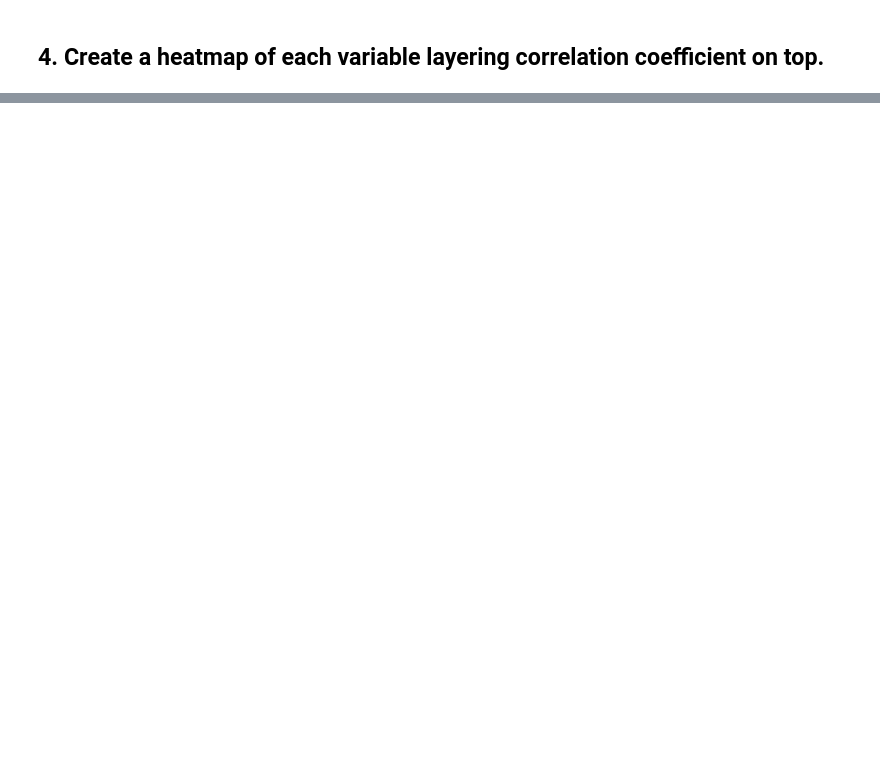
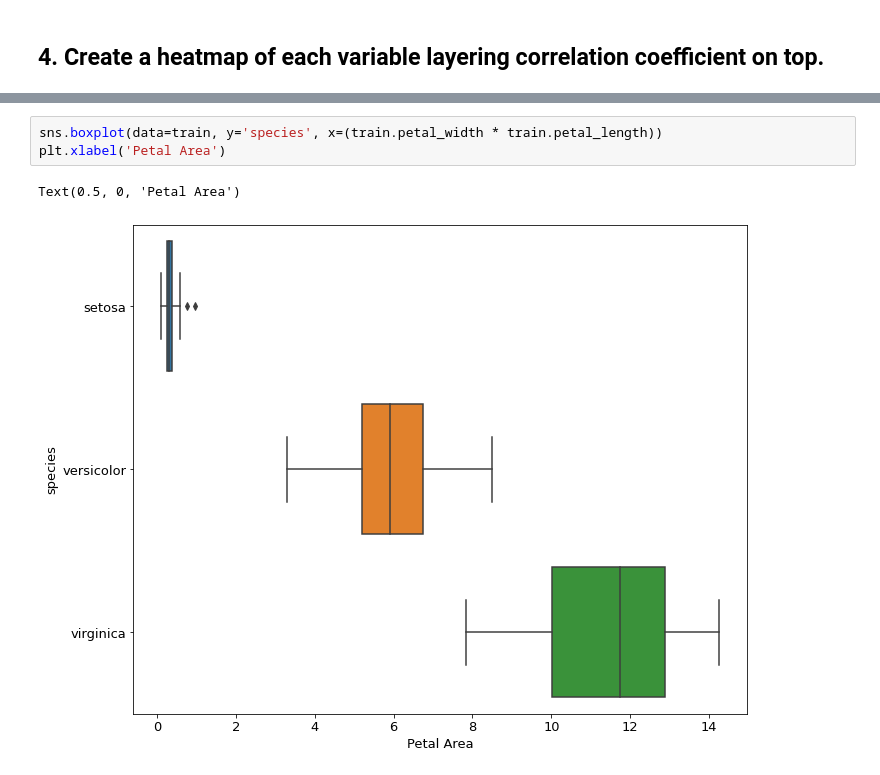
Before and after one commit to johngrinstead/classification-exercises, a Jupyter notebook: classification_exercises.ipynb, the cells around one changed output, grey strips where cells are left out. Cells and saved outputs as stored; diff of their text form; blank space fills up the shorter version.

```diff
--- a/classification_exercises.ipynb
+++ b/classification_exercises.ipynb
@@ -654,0 +770,6 @@ plt.show()
+# %%
+sns.boxplot(data=train, y='species', x=(train.petal_width * train.petal_length))
+plt.xlabel('Petal Area')
+# %% [output]
+Text(0.5, 0, 'Petal Area')
+[figure, added]
```
Also changed, not shown: parts of 17 cells of this notebook.
